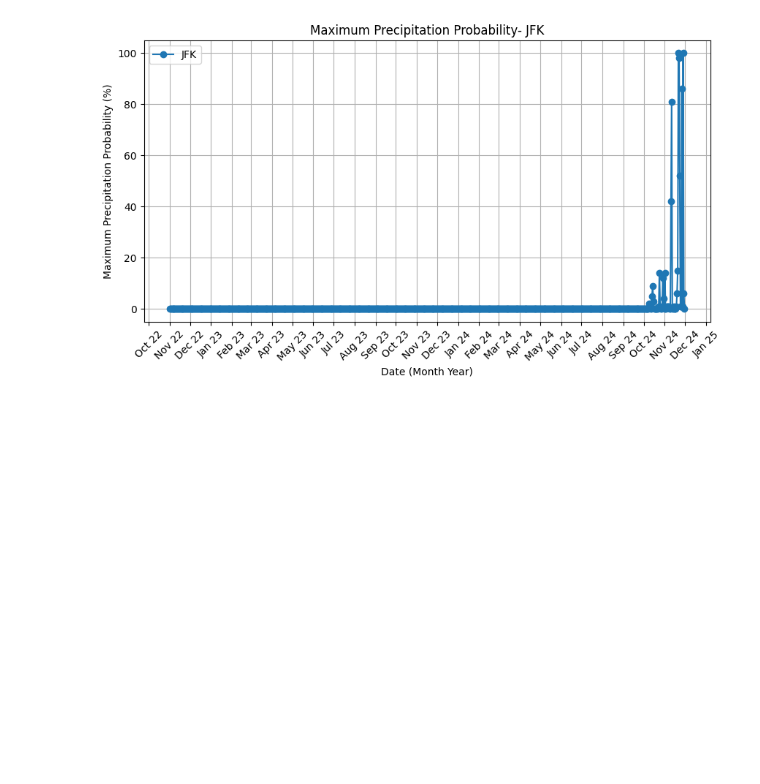
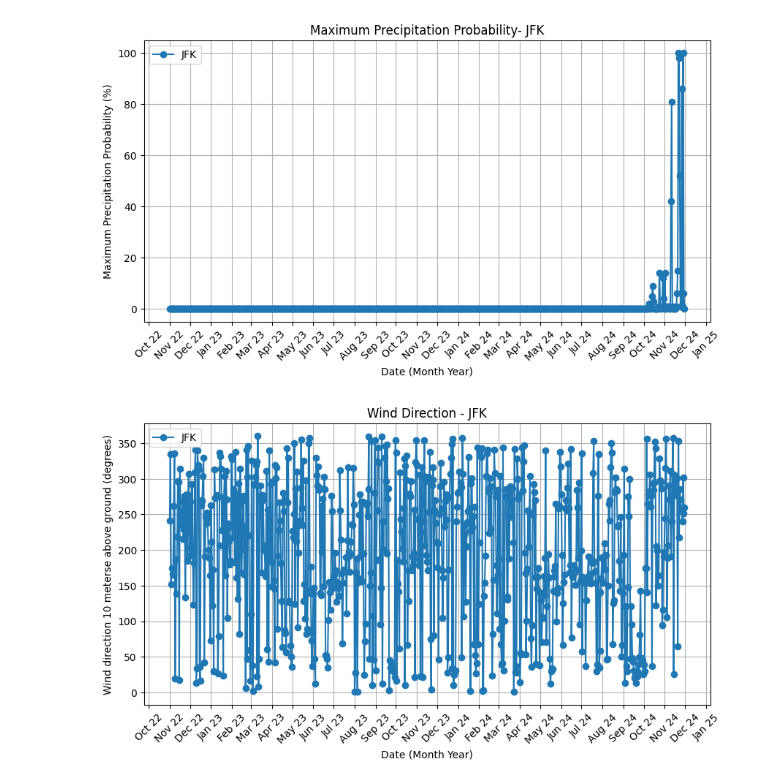
Before and after one commit to dylansaunders23/FlightDelays, a Jupyter notebook: weather/data_cleaning.ipynb, the cells around one changed output. Cells and saved outputs as stored; diff of their text form; code cells hidden in the pictures; blank space fills up the shorter version.

```diff
--- a/weather/data_cleaning.ipynb
+++ b/weather/data_cleaning.ipynb
@@ -159,6 +164,33 @@ plt.xticks(rotation=45)
 plt.show()
 # %% [output]
 [figure]
+# %%
+airports = df['airport'].unique()
+
+# Create a plot for each airport
+
+plt.figure(figsize=(10, 5))
+
+# Filter data for this airport
+airport_data = df[df['airport'] == "JFK"]
+# Plot temperature over time
+plt.plot(airport_data['date'], airport_data['wind_direction_10m_dominant'], marker='o', linestyle='-', label=f'{airport_data["airport"].iloc[0]}')
+
+# Formatting
+plt.xlabel('Date (Month Year)')
+plt.ylabel('Wind direction 10 meterse above ground (degrees)')
+plt.title(f'Wind Direction - {airport_data["airport"].iloc[0]}')
+plt.legend()
+plt.grid(True)
+
+plt.gca().xaxis.set_major_locator(mdates.MonthLocator(bymonthday=1))  # Show 1st of each month
+plt.gca().xaxis.set_major_formatter(mdates.DateFormatter('%b %y'))  # Format as "Jan 2025"
+
+plt.xticks(rotation=45)
+# Show the plot
+plt.show()
+# %% [output]
+[figure, added]
 # %%
 df.drop(columns=['precipitation_probability_max'], inplace=True)
 df.head()
```
Also changed, not shown: parts of 2 cells of this notebook, 2 other files.
